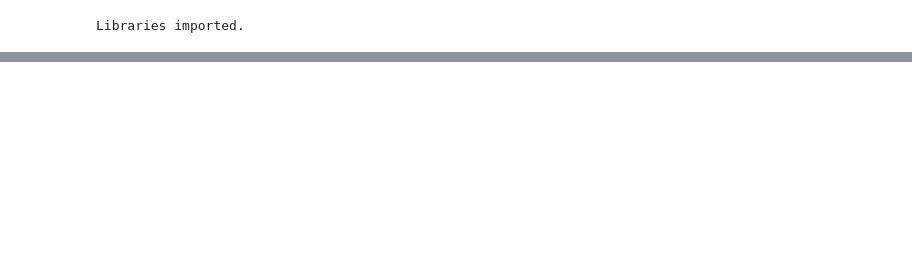
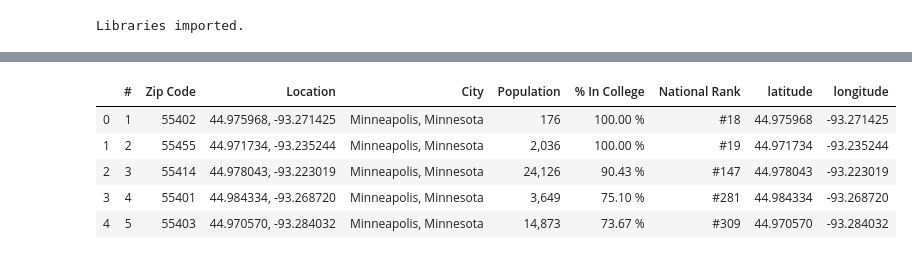
Before and after one commit to tenzin-kunsang648/Final-Coursera-Capstone-Project, a Jupyter notebook: HouseHunt.ipynb, the cells around one changed output, grey strips where cells are left out. Saved outputs shown, nothing was run; the diff lists cells and outputs as text; code cells hidden in the pictures; blank space fills up the shorter version.

```diff
--- a/HouseHunt.ipynb
+++ b/HouseHunt.ipynb
@@ -36,0 +59,5 @@ Libraries imported.
+# %%
+#downloaded data from http://zipatlas.com/us/mn/minneapolis.htm
+
+df = pd.read_csv('minneapolis_df.csv')
+df.head()
@@ -36,0 +71,10 @@ Libraries imported.
+# %%
+df[['latitude','longitude']] = df.Location.str.split(",",expand=True)
+df.head()
+# %% [output]
+|  | # | Zip Code | Location | City | Population | % In College | National Rank | latitude | longitude |
+| 0 | 1 | 55402 | 44.975968, -93.271425 | Minneapolis, Minnesota | 176 | 100.00 % | #18 | 44.975968 | -93.271425 |
+| 1 | 2 | 55455 | 44.971734, -93.235244 | Minneapolis, Minnesota | 2,036 | 100.00 % | #19 | 44.971734 | -93.235244 |
+| 2 | 3 | 55414 | 44.978043, -93.223019 | Minneapolis, Minnesota | 24,126 | 90.43 % | #147 | 44.978043 | -93.223019 |
+| 3 | 4 | 55401 | 44.984334, -93.268720 | Minneapolis, Minnesota | 3,649 | 75.10 % | #281 | 44.984334 | -93.268720 |
+| 4 | 5 | 55403 | 44.970570, -93.284032 | Minneapolis, Minnesota | 14,873 | 73.67 % | #309 | 44.970570 | -93.284032 |
```
Also changed, not shown: parts of 48 cells of this notebook, 2 other files.
